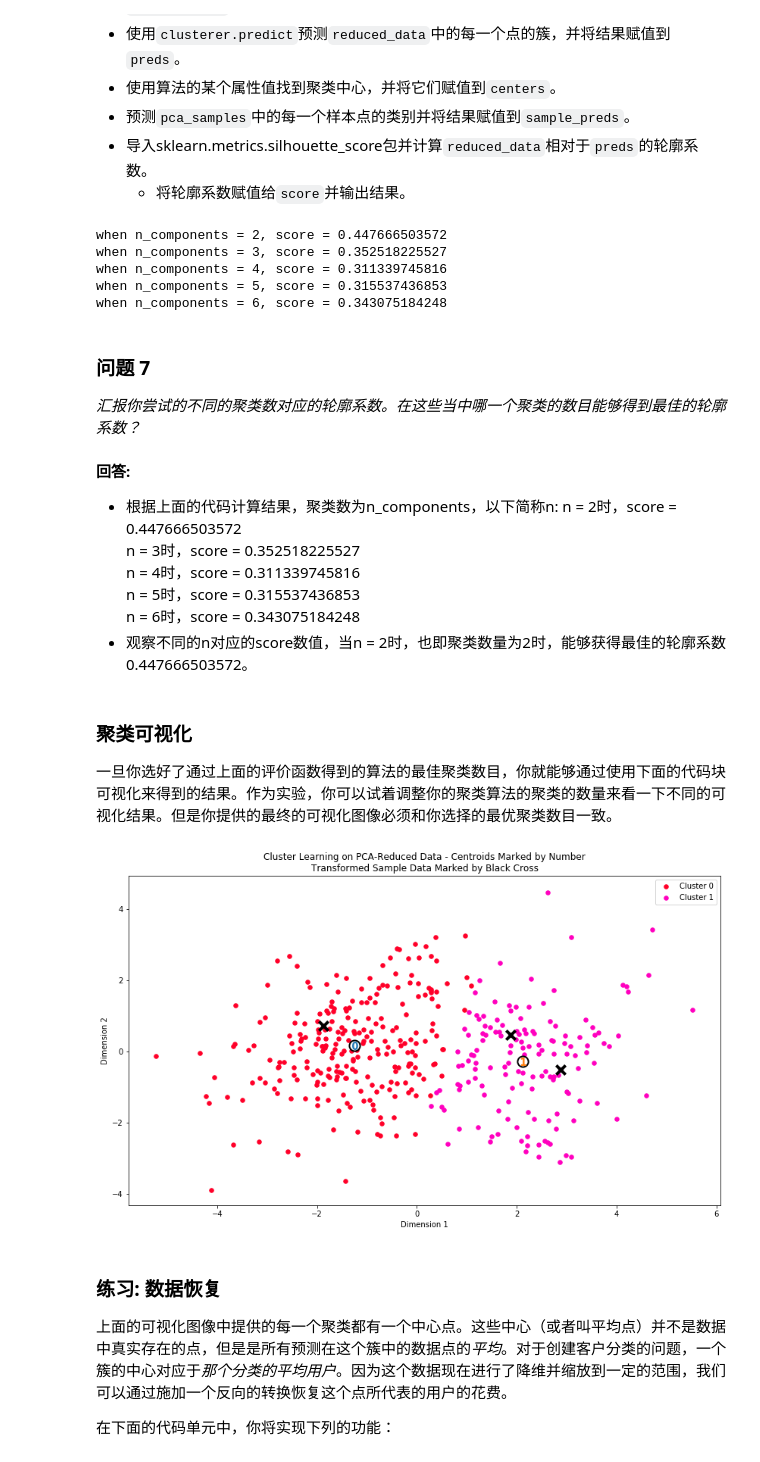
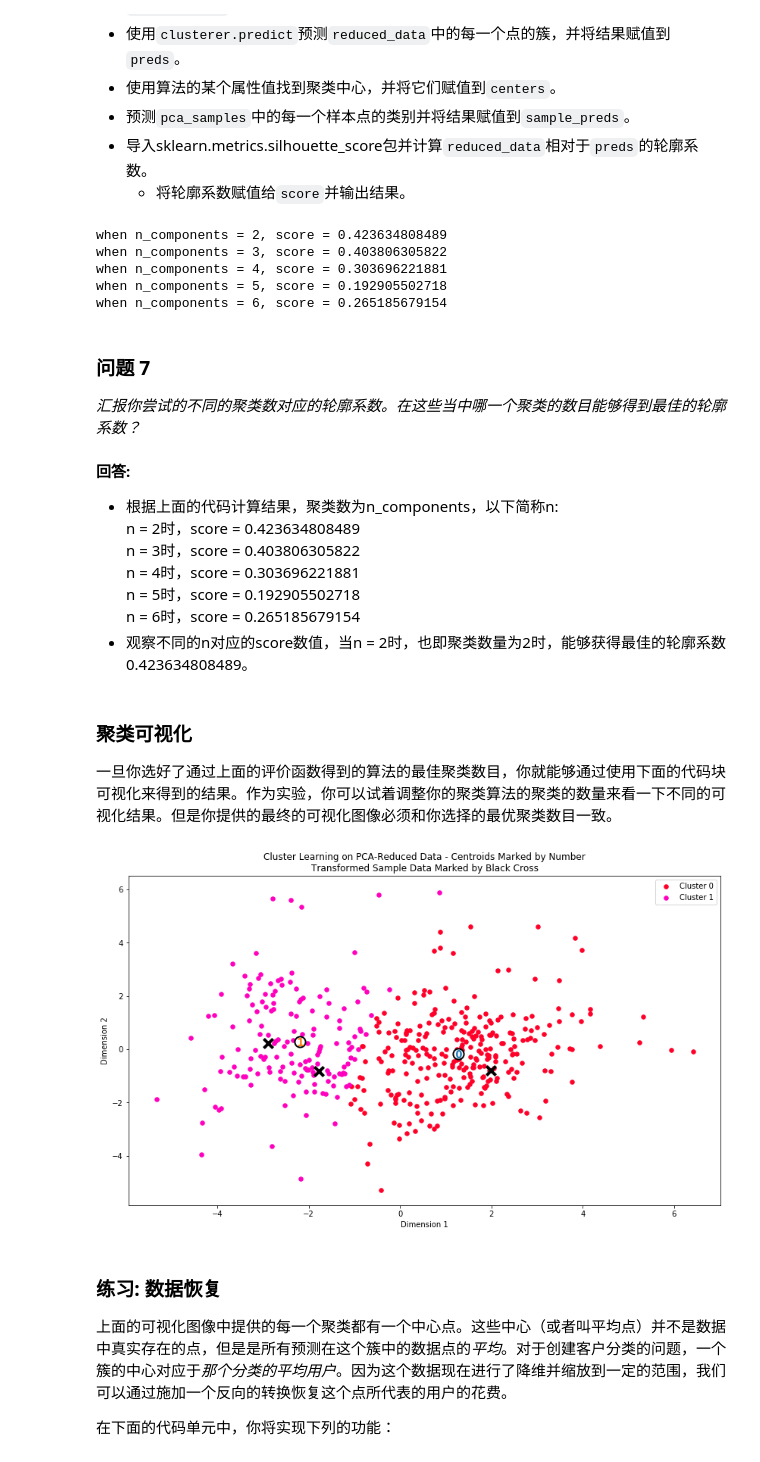
Before and after one commit to zxhx/creating_customer_segments, a Jupyter notebook: customer_segments.ipynb, the cells around one changed output. Saved outputs shown, nothing was run; the diff lists cells and outputs as text; code cells hidden in the pictures.

```diff
--- a/customer_segments.ipynb
+++ b/customer_segments.ipynb
@@ -204,17 +204,18 @@ for feature in log_data.keys():
     print "Data points considered outliers for the feature '{}':".format(feature)
     outliers_data = log_data[~((log_data[feature] >= Q1 - step) & (log_data[feature] <= Q3 + step))]
     outliers += outliers_data.index.tolist()
-    display(log_data[~((log_data[feature] >= Q1 - step) & (log_data[feature] <= Q3 + step))])
+    display(outliers_data)
 
 # 可选：选择你希望移除的数据点的索引
 # outliers = []
-# 如果选择了的话，移除异常点
-good_data = log_data.drop(log_data.index[outliers]).reset_index(drop = True)
 
 # 多于一个特征下被看作是异常的索引
 outliers = [v for v in outliers if outliers.count(v) >= 2]
 # outliers去重复
 outliers = list(set(outliers))
+
+# 如果选择了的话，移除异常点
+good_data = log_data.drop(log_data.index[outliers]).reset_index(drop = True)
 print "Index of Data points considered to be outliers at last:{} ".format(outliers)
 # %% [output]
 Data points considered outliers for the feature 'Fresh':
@@ -429,11 +430,11 @@ for i in xrange(2, 7):
     #显示score
     print "when n_components = {}, score = {}".format(i, score)
 # %% [output]
-when n_components = 2, score = 0.447666503572
-when n_components = 3, score = 0.352518225527
-when n_components = 4, score = 0.311339745816
-when n_components = 5, score = 0.315537436853
-when n_components = 6, score = 0.343075184248
+when n_components = 2, score = 0.423634808489
+when n_components = 3, score = 0.403806305822
+when n_components = 4, score = 0.303696221881
+when n_components = 5, score = 0.192905502718
+when n_components = 6, score = 0.265185679154
 # %% [markdown]
 ### 问题 7
 
@@ -441,23 +442,24 @@ when n_components = 6, score = 0.343075184248
 # %% [markdown]
 **回答:**
 - 根据上面的代码计算结果，聚类数为n_components，以下简称n:
-n = 2时，score = 0.447666503572
-n = 3时，score = 0.352518225527
-n = 4时，score = 0.311339745816
-n = 5时，score = 0.315537436853
-n = 6时，score = 0.343075184248
-- 观察不同的n对应的score数值，当n = 2时，也即聚类数量为2时，能够获得最佳的轮廓系数0.447666503572。
+n = 2时，score = 0.423634808489
+n = 3时，score = 0.403806305822
+n = 4时，score = 0.303696221881
+n = 5时，score = 0.192905502718
+n = 6时，score = 0.265185679154
+- 观察不同的n对应的score数值，当n = 2时，也即聚类数量为2时，能够获得最佳的轮廓系数0.423634808489。
 # %% [markdown]
 ### 聚类可视化
 一旦你选好了通过上面的评价函数得到的算法的最佳聚类数目，你就能够通过使用下面的代码块可视化来得到的结果。作为实验，你可以试着调整你的聚类算法的聚类的数量来看一下不同的可视化结果。但是你提供的最终的可视化图像必须和你选择的最优聚类数目一致。
 # %%
 # 从已有的实现中展示聚类的结果
 clusterer = GaussianMixture(n_components=2, random_state=42).fit(reduced_data)
+preds = clusterer.predict(reduced_data)
 centers = clusterer.means_
 
 vs.cluster_results(reduced_data, preds, centers, pca_samples)
 # %% [output]
-[figure, old version]
+[figure, new version]
 # %% [markdown]
 ### 练习: 数据恢复
 上面的可视化图像中提供的每一个聚类都有一个中心点。这些中心（或者叫平均点）并不是数据中真实存在的点，但是是所有预测在这个簇中的数据点的*平均*。对于创建客户分类的问题，一个簇的中心对应于*那个分类的平均用户*。因为这个数据现在进行了降维并缩放到一定的范围，我们可以通过施加一个反向的转换恢复这个点所代表的用户的花费。
```
Also changed, not shown: parts of 11 cells of this notebook, 1 other file.
